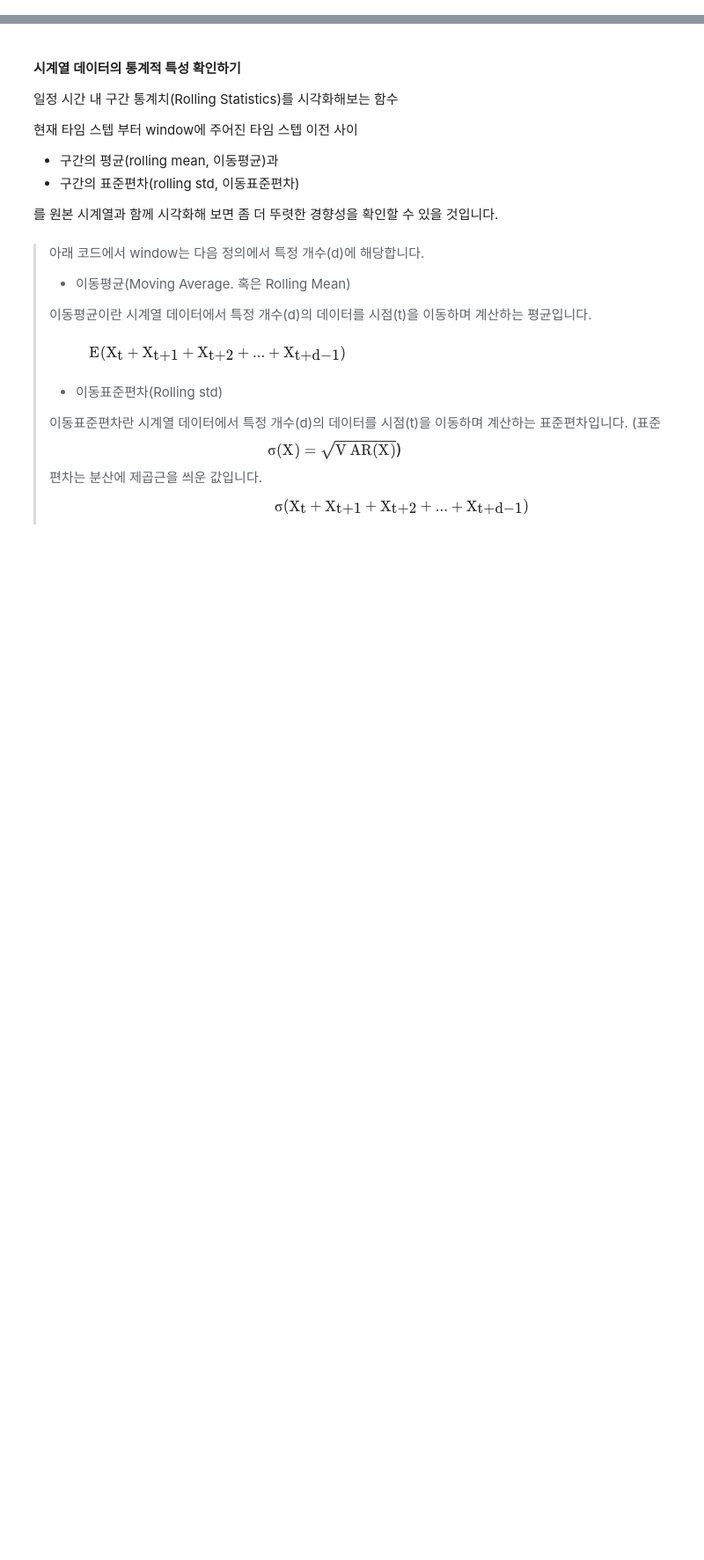
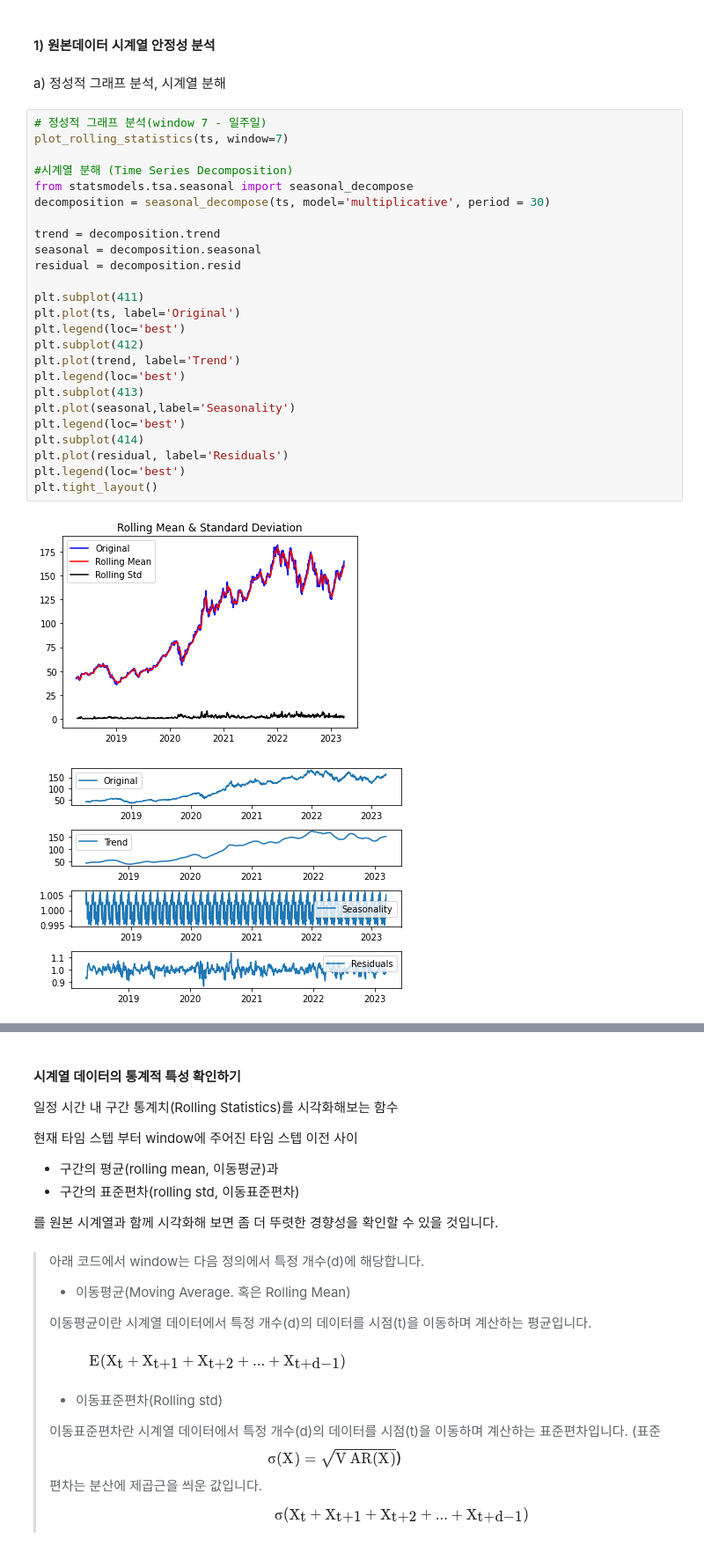
Before and after one commit to kawonkang/test-AIF, a Jupyter notebook: [E-04]/[E-04] ARIMA_TESLA_Stock_predict.ipynb, the cells around one changed output, grey strips where cells are left out. Shown at 88% size. Saved outputs shown, nothing was run; the diff lists cells and outputs as text; blank space fills up the shorter version.

```diff
--- a/[E-04]/[E-04] ARIMA_TESLA_Stock_predict.ipynb
+++ b/[E-04]/[E-04] ARIMA_TESLA_Stock_predict.ipynb
@@ -30,0 +90,32 @@
+# %% [markdown]
+#### 1) 원본데이터 시계열 안정성 분석
+# %% [markdown]
+a) 정성적 그래프 분석, 시계열 분해
+# %%
+# 정성적 그래프 분석(window 7 - 일주일)
+plot_rolling_statistics(ts, window=7)
+
+#시계열 분해 (Time Series Decomposition)
+from statsmodels.tsa.seasonal import seasonal_decompose
+decomposition = seasonal_decompose(ts, model='multiplicative', period = 30)
+
+trend = decomposition.trend
+seasonal = decomposition.seasonal
+residual = decomposition.resid
+
+plt.subplot(411)
+plt.plot(ts, label='Original')
+plt.legend(loc='best')
+plt.subplot(412)
+plt.plot(trend, label='Trend')
+plt.legend(loc='best')
+plt.subplot(413)
+plt.plot(seasonal,label='Seasonality')
+plt.legend(loc='best')
+plt.subplot(414)
+plt.plot(residual, label='Residuals')
+plt.legend(loc='best')
+plt.tight_layout()
+# %% [output]
+[figure, added]
+[figure, added]
```
Also changed, not shown: parts of 133 cells of this notebook.
